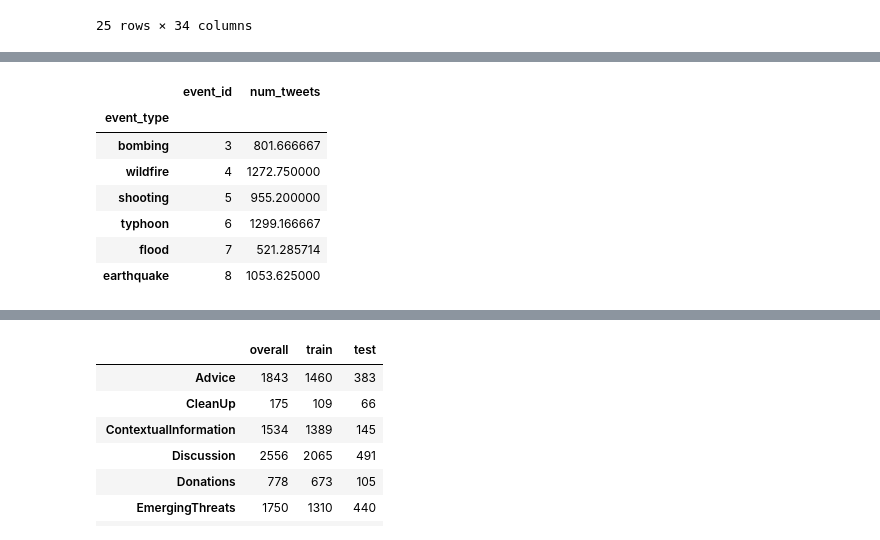
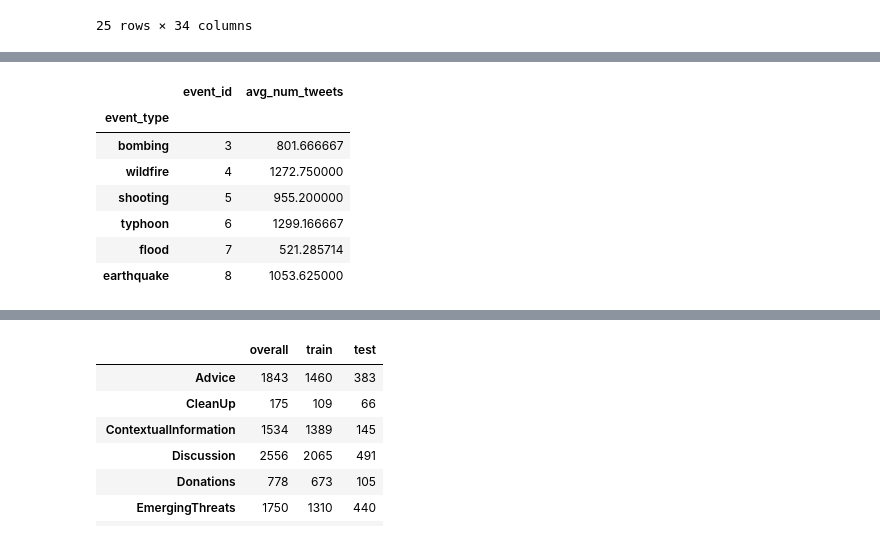
Before and after one commit to LukasRub/data-science-resources, a Jupyter notebook: projects/TREC-IS.2020-A/notebook/eda/Deciding on the validation set.ipynb, the cells around one changed output, grey strips where cells are left out. Saved outputs shown, nothing was run; the diff lists cells and outputs as text; code cells hidden in the pictures.

```diff
--- a/projects/TREC-IS.2020-A/notebook/eda/Deciding on the validation set.ipynb
+++ b/projects/TREC-IS.2020-A/notebook/eda/Deciding on the validation set.ipynb
@@ -20,10 +22,10 @@ rc = {
 
 sns.set(style='whitegrid', rc=rc)
 # %%
-annots = pd.read_json('../../data/processed/train/labels/TRECIS_2018_2019-labels.jsonl',
+annots = pd.read_json('../../data/processed/labels/TRECIS_2018_2019-labels.jsonl',
                       lines=True, dtype=dict(postID=np.int64))
 
-annots
+display(annots)
 # %% [output]
 |  | eventType | eventID | postID | Advice | CleanUp | ContextualInformation | Discussion | Donations | ... |
 | 0 | typhoon | joplinTornado2011 | 72676276212731904 | 0 | 0 | 0 | 0 | 0 | ... |
@@ -149,14 +151,15 @@ ranks
 | 31 | coloradoStemShooting2019 | shooting | 1004 | 0.031233 | 0.968767 | 20 | 17 | 18.5 | ... |
 | 32 | albertaWildfires2019 | wildfire | 1858 | 0.057801 | 0.942199 | 21 | 5 | 13.0 | ... |
 # %%
-sort_by = ['event_id', 'num_tweets']
+sort_by = ['event_id', 'avg_num_tweets']
 aggregates = dict(event_id=pd.Series.count,
                   num_tweets=np.mean)
 
-ranks.groupby('event_type').agg(aggregates) \
-                           .sort_values(sort_by)
+display(ranks.groupby('event_type').agg(aggregates)
+                                   .rename(columns={'num_tweets':'avg_num_tweets'})
+                                   .sort_values(sort_by))
 # %% [output]
-|  | event_id | num_tweets |
+|  | event_id | avg_num_tweets |
 | event_type |  |  |
 | bombing | 3 | 801.666667 |
 | wildfire | 4 | 1272.750000 |
```
Also changed, not shown: parts of 7 cells of this notebook, 20 other files.
